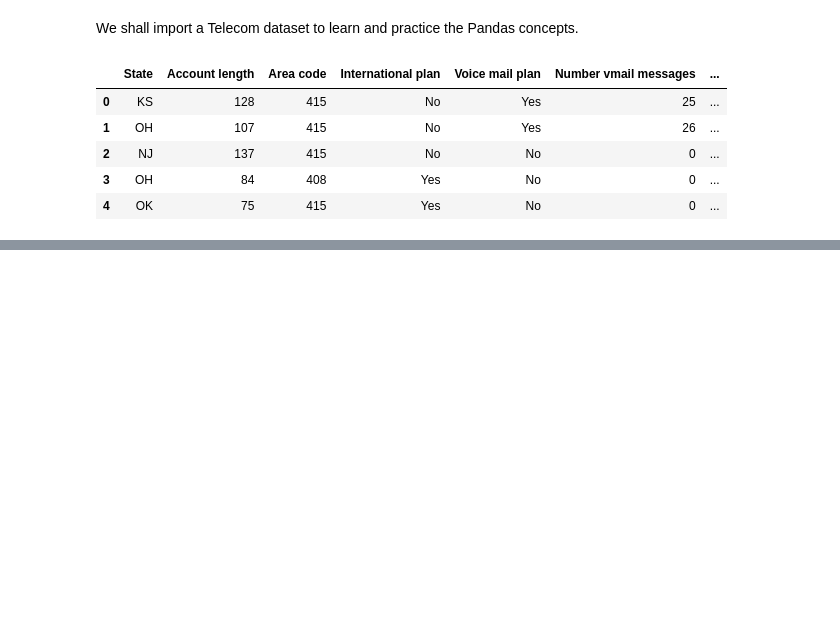
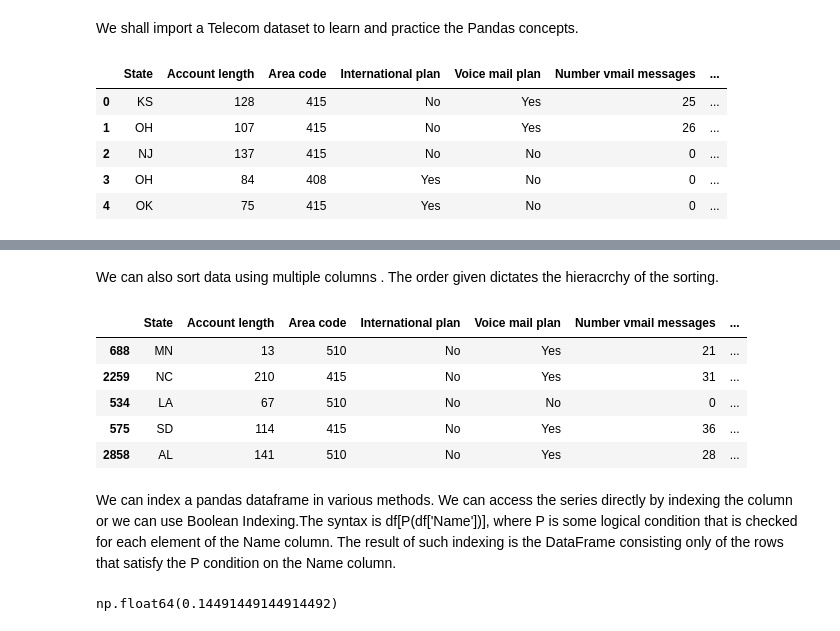
Before and after one commit to sk13g23/MLCourse, a Jupyter notebook: Topic_1/EDA_WITH_PYTHON.ipynb, the cells around one changed output, grey strips where cells are left out. Cells and saved outputs as stored; diff of their text form; code cells hidden in the pictures; blank space fills up the shorter version.

```diff
--- a/Topic_1/EDA_WITH_PYTHON.ipynb
+++ b/Topic_1/EDA_WITH_PYTHON.ipynb
@@ -43,0 +155,17 @@ memory usage: 498.1+ KB
+# %% [markdown]
+We can also sort data using multiple columns . The order given dictates the hieracrchy of the sorting.
+# %%
+df.sort_values(by=["Churn", "Total day charge"], ascending=[True, False]).head()
+# %% [output]
+|  | State | Account length | Area code | International plan | Voice mail plan | Number vmail messages | ... |
+| 688 | MN | 13 | 510 | No | Yes | 21 | ... |
+| 2259 | NC | 210 | 415 | No | Yes | 31 | ... |
+| 534 | LA | 67 | 510 | No | No | 0 | ... |
+| 575 | SD | 114 | 415 | No | Yes | 36 | ... |
+| 2858 | AL | 141 | 510 | No | Yes | 28 | ... |
+# %% [markdown]
+We can index a pandas dataframe in various methods. We can access the series directly by indexing the column or we can use Boolean Indexing.The syntax is df[P(df['Name'])], where P is some logical condition that is checked for each element of the Name column. The result of such indexing is the DataFrame consisting only of the rows that satisfy the P condition on the Name column.
+# %%
+df["Churn"].mean()
+# %% [output]
+np.float64(0.14491449144914492)
```
Also changed, not shown: parts of 24 cells of this notebook.
